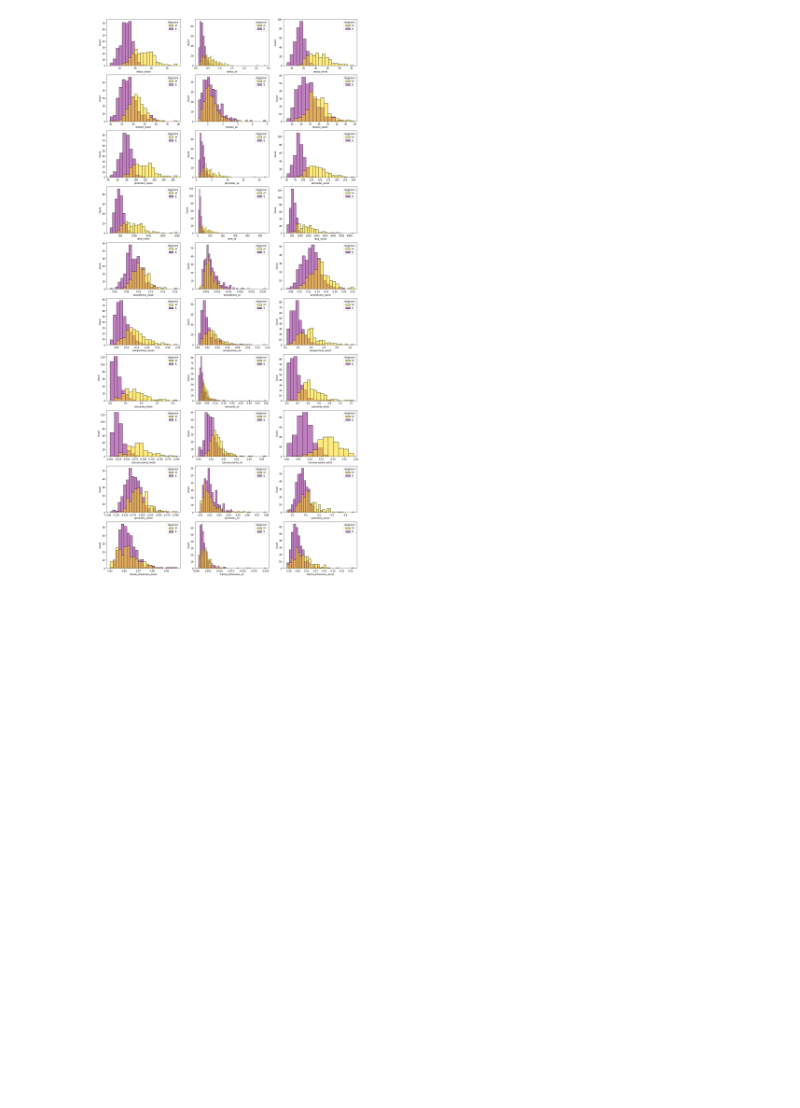
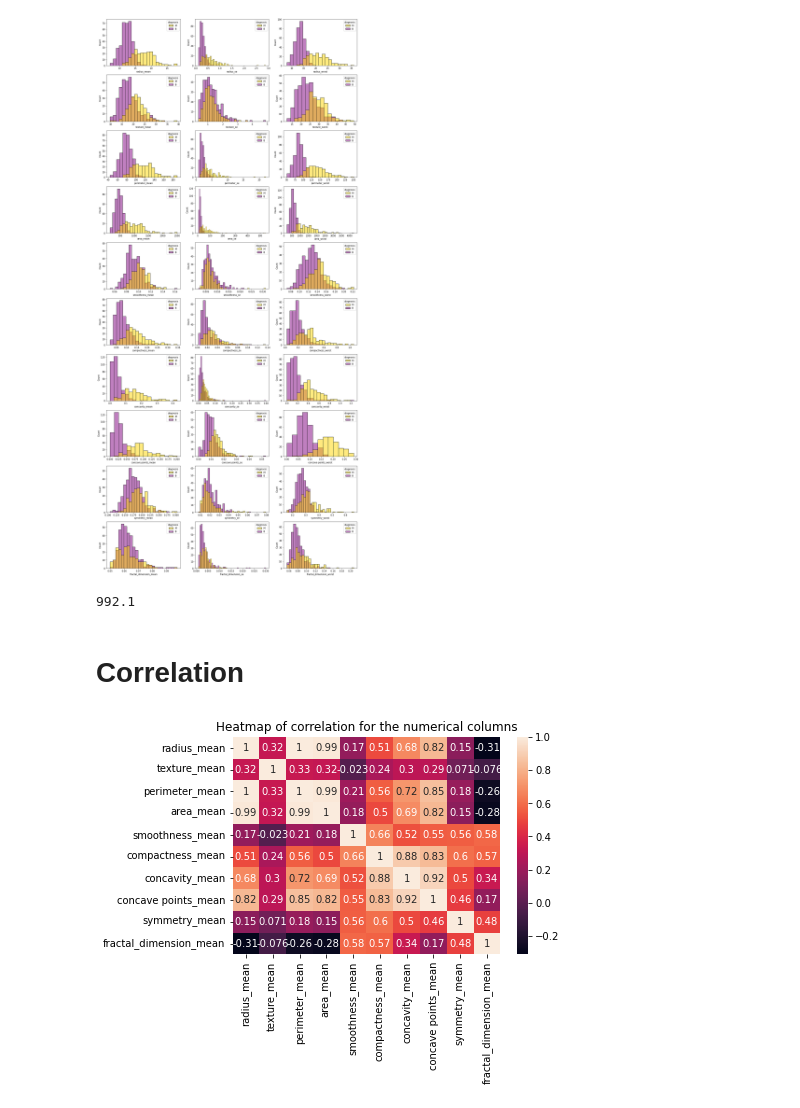
Before and after one commit to Ammon21/Causal-Inference, a Jupyter notebook: notebooks/EDA.ipynb, the cells around one changed output. Drawn from its saved outputs; the diff is of its cells as text; code cells hidden in the pictures; blank space fills up the shorter version.

```diff
--- a/notebooks/EDA.ipynb
+++ b/notebooks/EDA.ipynb
@@ -194,3 +199,11 @@ fields = ["mean", "se", "worst"]
 bivariate_plot(df,columns,fields)
 # %% [output]
 [figure]
+# %%
+M = df[df.diagnosis == 'M'].area_mean
+M.max()
+M = df[df.diagnosis == 'B'].area_mean
+M.max()
+#Insights functions
+# %% [output]
+992.1
@@ -196,0 +218,9 @@ bivariate_plot(df,columns,fields)
+# %% [markdown]
+# Correlation
+# %%
+corr = df[mean_col].corr()
+sns.heatmap(corr, annot=True)
+plt.title('Heatmap of correlation for the numerical columns')
+plt.show()
+# %% [output]
+[figure, added]
```
Also changed, not shown: parts of 17 cells of this notebook.
